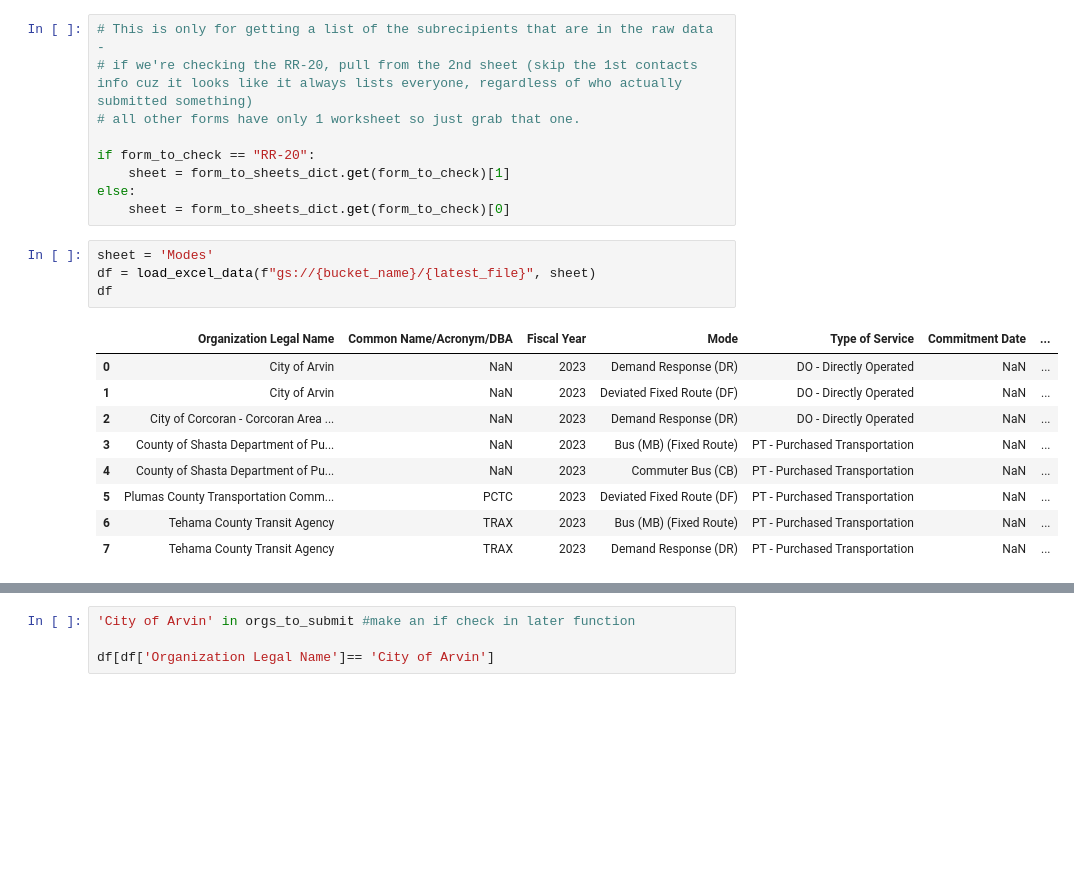
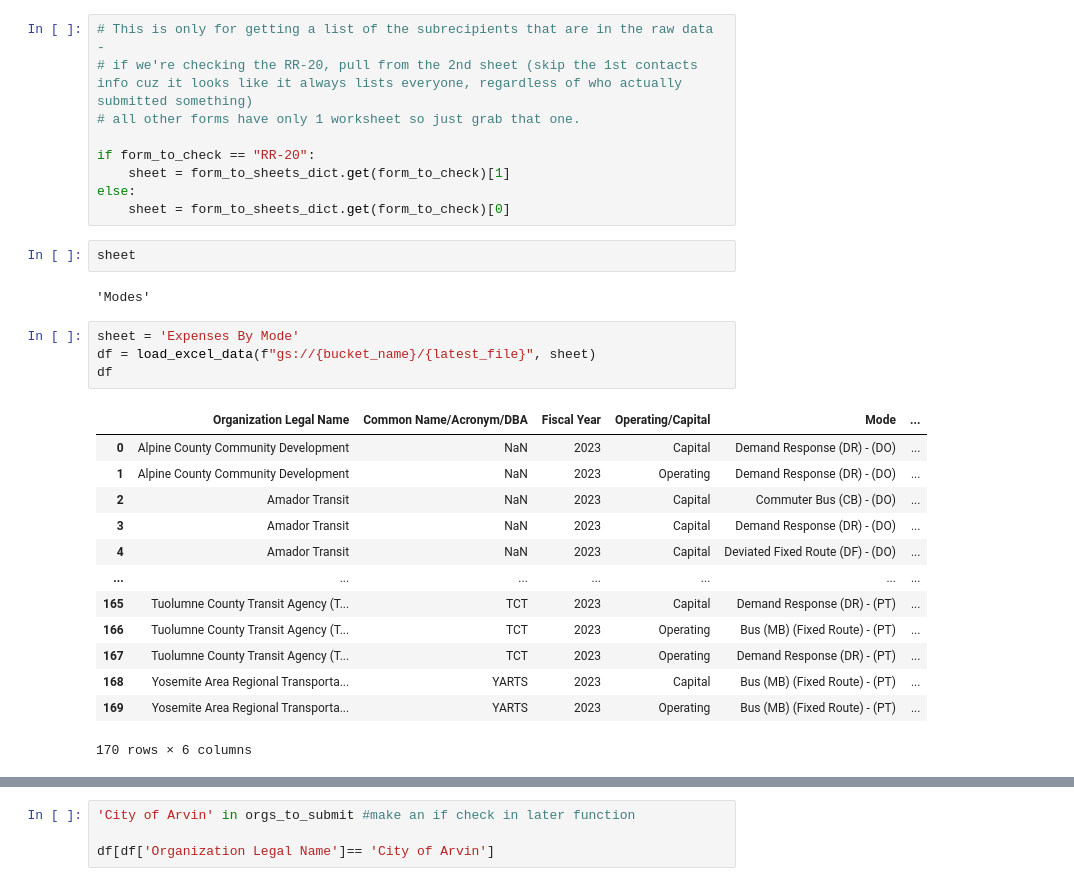
Before and after one commit to cal-itp/ntd-modernization, a Jupyter notebook: validation_tool/notebooks/ETL_check_and_extract_raw_data.ipynb, the cells around one changed output, grey strips where cells are left out. Drawn from its saved outputs; the diff is of its cells as text; blank space fills up the shorter version.

```diff
--- a/validation_tool/notebooks/ETL_check_and_extract_raw_data.ipynb
+++ b/validation_tool/notebooks/ETL_check_and_extract_raw_data.ipynb
@@ -168,20 +175,28 @@ if form_to_check == "RR-20":
     sheet = form_to_sheets_dict.get(form_to_check)[1]
 else:
     sheet = form_to_sheets_dict.get(form_to_check)[0]
+# %%
+sheet
+# %% [output]
+'Modes'
 # %%
-sheet = 'Modes'
+sheet = 'Expenses By Mode'
 df = load_excel_data(f"gs://{bucket_name}/{latest_file}", sheet)
 df
 # %% [output]
-|  | Organization Legal Name | Common Name/Acronym/DBA | Fiscal Year | Mode | Type of Service | Commitment Date | ... |
-| 0 | City of Arvin | NaN | 2023 | Demand Response (DR) | DO - Directly Operated | NaN | ... |
-| 1 | City of Arvin | NaN | 2023 | Deviated Fixed Route (DF) | DO - Directly Operated | NaN | ... |
-| 2 | City of Corcoran - Corcoran Area ... | NaN | 2023 | Demand Response (DR) | DO - Directly Operated | NaN | ... |
-| 3 | County of Shasta Department of Pu... | NaN | 2023 | Bus (MB) (Fixed Route) | PT - Purchased Transportation | NaN | ... |
-| 4 | County of Shasta Department of Pu... | NaN | 2023 | Commuter Bus (CB) | PT - Purchased Transportation | NaN | ... |
-| 5 | Plumas County Transportation Comm... | PCTC | 2023 | Deviated Fixed Route (DF) | PT - Purchased Transportation | NaN | ... |
-| 6 | Tehama County Transit Agency | TRAX | 2023 | Bus (MB) (Fixed Route) | PT - Purchased Transportation | NaN | ... |
-| 7 | Tehama County Transit Agency | TRAX | 2023 | Demand Response (DR) | PT - Purchased Transportation | NaN | ... |
+|  | Organization Legal Name | Common Name/Acronym/DBA | Fiscal Year | Operating/Capital | Mode | ... |
+| 0 | Alpine County Community Development | NaN | 2023 | Capital | Demand Response (DR) - (DO) | ... |
+| 1 | Alpine County Community Development | NaN | 2023 | Operating | Demand Response (DR) - (DO) | ... |
+| 2 | Amador Transit | NaN | 2023 | Capital | Commuter Bus (CB) - (DO) | ... |
+| 3 | Amador Transit | NaN | 2023 | Capital | Demand Response (DR) - (DO) | ... |
+| 4 | Amador Transit | NaN | 2023 | Capital | Deviated Fixed Route (DF) - (DO) | ... |
+| ... | ... | ... | ... | ... | ... | ... |
+| 165 | Tuolumne County Transit Agency (T... | TCT | 2023 | Capital | Demand Response (DR) - (PT) | ... |
+| 166 | Tuolumne County Transit Agency (T... | TCT | 2023 | Operating | Bus (MB) (Fixed Route) - (PT) | ... |
+| 167 | Tuolumne County Transit Agency (T... | TCT | 2023 | Operating | Demand Response (DR) - (PT) | ... |
+| 168 | Yosemite Area Regional Transporta... | YARTS | 2023 | Capital | Bus (MB) (Fixed Route) - (PT) | ... |
+| 169 | Yosemite Area Regional Transporta... | YARTS | 2023 | Operating | Bus (MB) (Fixed Route) - (PT) | ... |
+170 rows × 6 columns
 # %%
 orgs_in_file = df['Organization Legal Name'].unique()
 orgs_in_file
```
Also changed, not shown: parts of 17 cells of this notebook, 3 other files.
